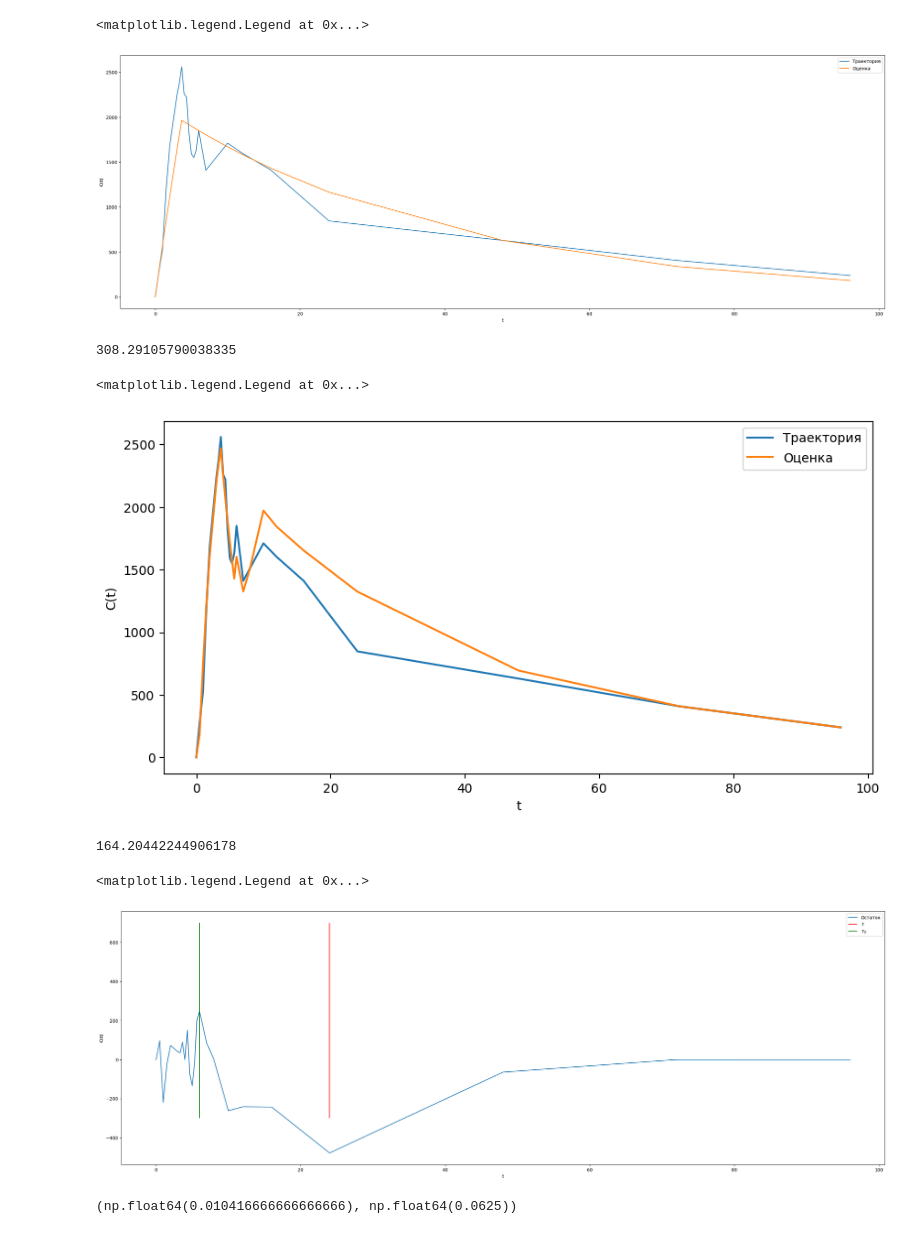
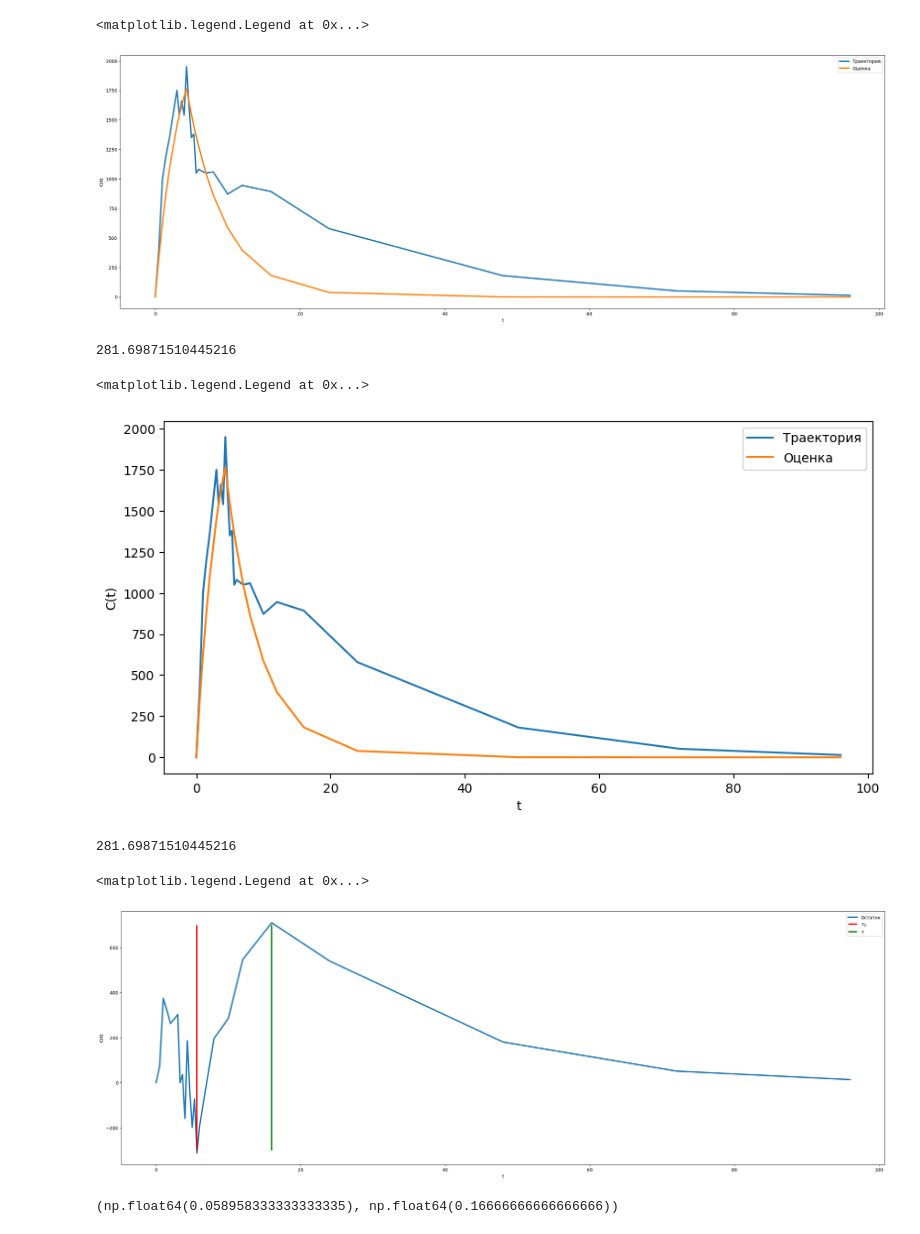
Before and after one commit to LumbaBalumba/yes-science, a Jupyter notebook: modelling.ipynb, the cells around one changed output. Drawn from its saved outputs; the diff is of its cells as text; code cells hidden in the pictures.

```diff
--- a/modelling.ipynb
+++ b/modelling.ipynb
@@ -13,7 +13,7 @@ import scipy.stats as stats
 import warnings
 warnings.filterwarnings('ignore')
 # %%
-t, X = samples[24]
+t, X = samples[0]
 # %%
 plt.plot(t, X)
 # %% [output]
@@ -26,55 +28,55 @@ X_sample = model1.sample(t)
 plt.figure(figsize=(30, 10))
 plt.xlabel('t')
 plt.ylabel('C(t)')
-plt.plot(t, X, label='Траектория')
-plt.plot(t, X_sample, label='Оценка')
+plt.plot(t, X, label='Траектория', linewidth=linewidth)
+plt.plot(t, X_sample, label='Оценка', linewidth=linewidth)
 plt.legend()
 # %% [output]
 <matplotlib.legend.Legend at 0x...>
-[figure, old version]
+[figure, new version]
 # %%
 from sklearn.metrics import root_mean_squared_error
 # %%
 root_mean_squared_error(X, X_sample)
 # %% [output]
-308.29105790038335
+281.69871510445216
 # %%
-model1 = EPBFTPK(tau_estimation_method='peak', l=100, n_models=3, clipped=False)
+model1 = EPBFTPK(tau_estimation_method='minmax', l=1, n_models=1, clipped=False)
 model1.fit(t, X)
 X_sample = model1.sample(t)
 plt.figure(figsize=(10, 5))
 plt.xlabel('t')
 plt.ylabel('C(t)')
 plt.plot(t, X, label='Траектория')
 plt.plot(t, X_sample, label='Оценка')
 plt.legend()
 # %% [output]
 <matplotlib.legend.Legend at 0x...>
-[figure, old version]
+[figure, new version]
 # %%
 root_mean_squared_error(X, X_sample)
 # %% [output]
-164.20442244906178
+281.69871510445216
 # %%
 r = X - X_sample
 plt.figure(figsize=(30, 10))
 plt.xlabel('t')
 plt.ylabel('C(t)')
-plt.plot(t, r, label='Остаток')
+plt.plot(t, r, label='Остаток', linewidth=linewidth)
 tau_0 = t[np.argmin(r)]
 tau = t[np.argmax(r)]
-plt.vlines([tau_0], color='red', ymin=-300,ymax=700, label=r'$\tau$')
-plt.vlines([tau], color='green', ymin=-300,ymax=700, label=r'$\tau_0$')
+plt.vlines([tau_0], color='red', ymin=-300,ymax=700, label=r'$\tau_0$', linewidth=linewidth)
+plt.vlines([tau], color='green', ymin=-300,ymax=700, label=r'$\tau$', linewidth=linewidth)
 plt.legend()
 # %% [output]
 <matplotlib.legend.Legend at 0x...>
-[figure, old version]
+[figure, new version]
 # %%
 model2 = PBFTPK(tau_estimation_method='minmax')
 model2.fit(t, r)
 model2.tau_0, model2.tau
 # %% [output]
-(np.float64(0.010416666666666666), np.float64(0.0625))
+(np.float64(0.058958333333333335), np.float64(0.16666666666666666))
 # %%
 
 r2 = model2.sample(t)
```
Also changed, not shown: parts of 3 cells of this notebook, 1 other file.
